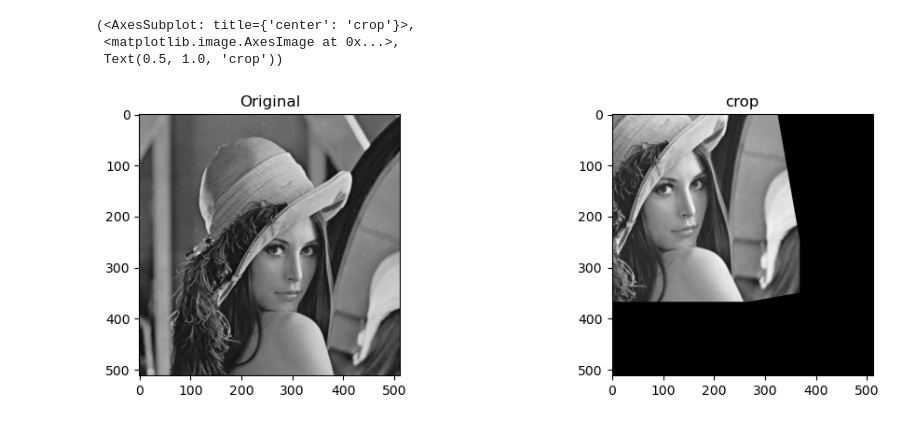
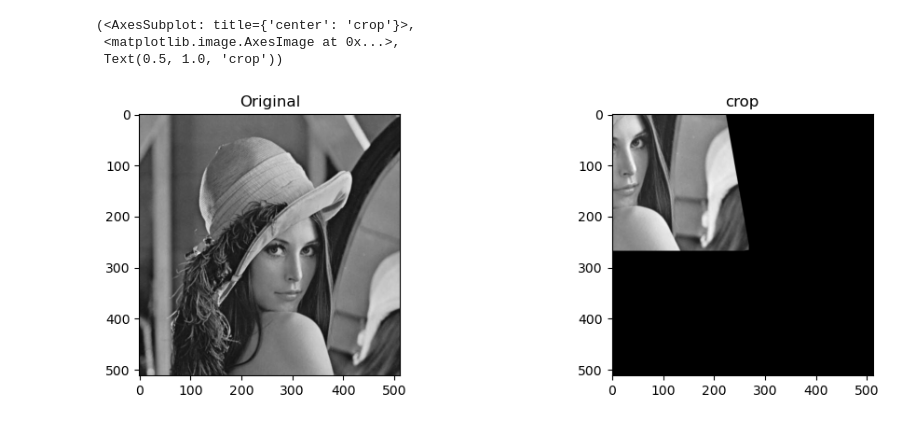
Before and after one commit to Barryzp/ml-workspace, a Jupyter notebook: registration/basic-operator/crop.ipynb, the cells around one changed output. Drawn from its saved outputs; the diff is of its cells as text; code cells hidden in the pictures.

```diff
--- a/registration/basic-operator/crop.ipynb
+++ b/registration/basic-operator/crop.ipynb
@@ -36,32 +36,34 @@ def crop_rotate(image, center, size, angle):
     # 对超出区域的处理
     cropped = [[rotated[i][j] if i < len(rotated) and j < len(rotated[i]) else fill_value
           for j in range(start_col, end_col)]
          for i in range(start_row, end_row)]
     # cropped = rotated[y:y + size[1], x:x + size[0]]
 
     return cropped
 
 # Load image
 image = cv2.imread('lena.jpg', cv2.IMREAD_GRAYSCALE)
 
+width, height = image.shape
+
 # Specify center, size, and angle
-center = (400, 400)  # Example center position (x, y)
+center = (500, 500)  # Example center position (x, y)
 size = (512, 512)      # Example size (width, height)
 angle = 10           # Example rotation angle in degrees
 
 # Crop and rotate
 cropped_image = crop_rotate(image, center, size, angle)
 
 # Display the images
 plt.figure(figsize=(12, 8))
 plt.subplot(2, 2, 1), plt.imshow(image, cmap='gray'), plt.title('Original')
 plt.subplot(2, 2, 2), plt.imshow(cropped_image, cmap='gray'), plt.title('crop')
 
 # Question:
 # 1. 使用的坐标系是哪个？需要确定裁剪区域在图像的哪一位置。图像是先进行了旋转，再进行了移动，先不管旋转后的超出区域直接丢弃的处理。
 # 2. 裁剪超过对应区域怎么办？用0填充
 # %% [output]
 (<AxesSubplot: title={'center': 'crop'}>,
  <matplotlib.image.AxesImage at 0x...>,
  Text(0.5, 1.0, 'crop'))
-[figure, old version]
+[figure, new version]
```
Also changed, not shown: 3 other files.
